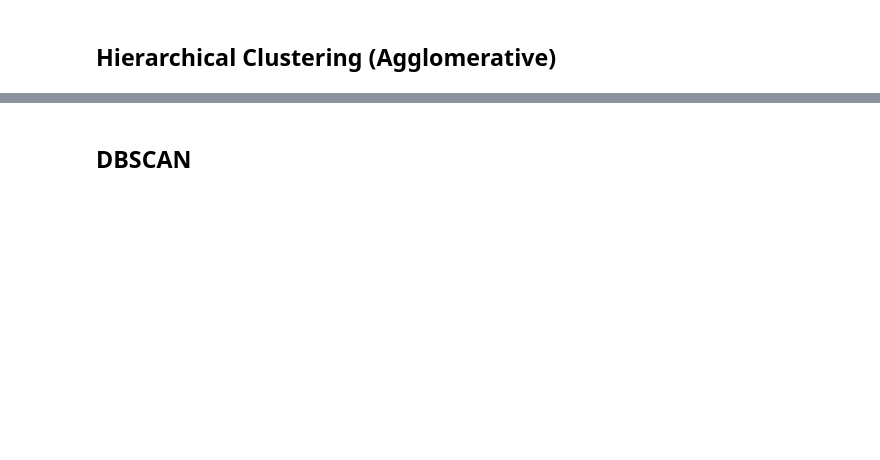
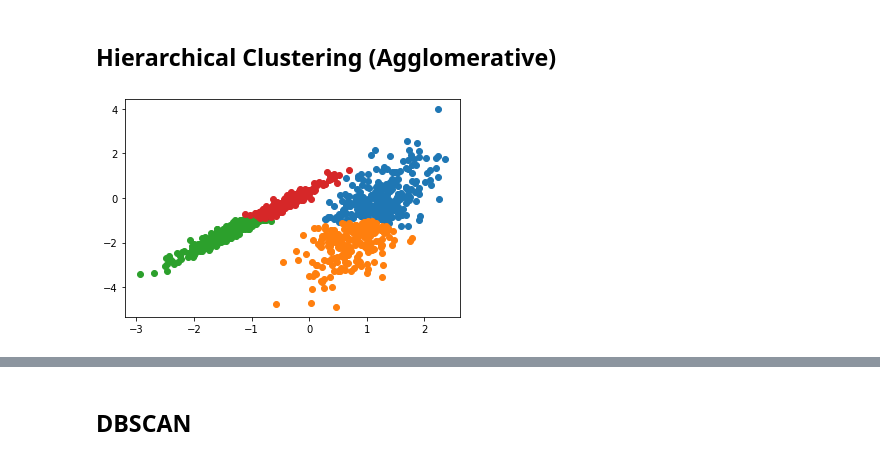
Before and after one commit to filipamiralopes/data-pt-ber-08-20, a Jupyter notebook: Labs/module-3_labs/03_unsupervised-learning/01_lab-unsupervised-learning/unsupervised-learning-class-advanced.ipynb, the cells around one changed output, grey strips where cells are left out. Saved outputs shown, nothing was run; the diff lists cells and outputs as text; code cells hidden in the pictures; blank space fills up the shorter version.

```diff
--- a/Labs/module-3_labs/03_unsupervised-learning/01_lab-unsupervised-learning/unsupervised-learning-class-advanced.ipynb
+++ b/Labs/module-3_labs/03_unsupervised-learning/01_lab-unsupervised-learning/unsupervised-learning-class-advanced.ipynb
@@ -95,16 +126,18 @@ plt.title('Silhouette Score for KMeans')
 # %%
 from sklearn.cluster import AgglomerativeClustering
 
-model = AgglomerativeClustering(n_clusters=2)
+model = AgglomerativeClustering(n_clusters=4)
 
 # fit model and predict clusters
 X_df = pd.DataFrame(X)
 X_df['clusters'] = model.fit_predict(X)
 # create scatter plot for samples from each cluster
 clusterval = X_df['clusters'].unique()
 for cluster in clusterval:
     plt.scatter(X_df[X_df['clusters']==cluster][0], X_df[X_df['clusters']==cluster][1])
 plt.show()
+# %% [output]
+[figure, added]
 # %%
 K = range(2, 8)
 silhouette_hc = []
```
Also changed, not shown: parts of 15 cells of this notebook, 2 other files.
